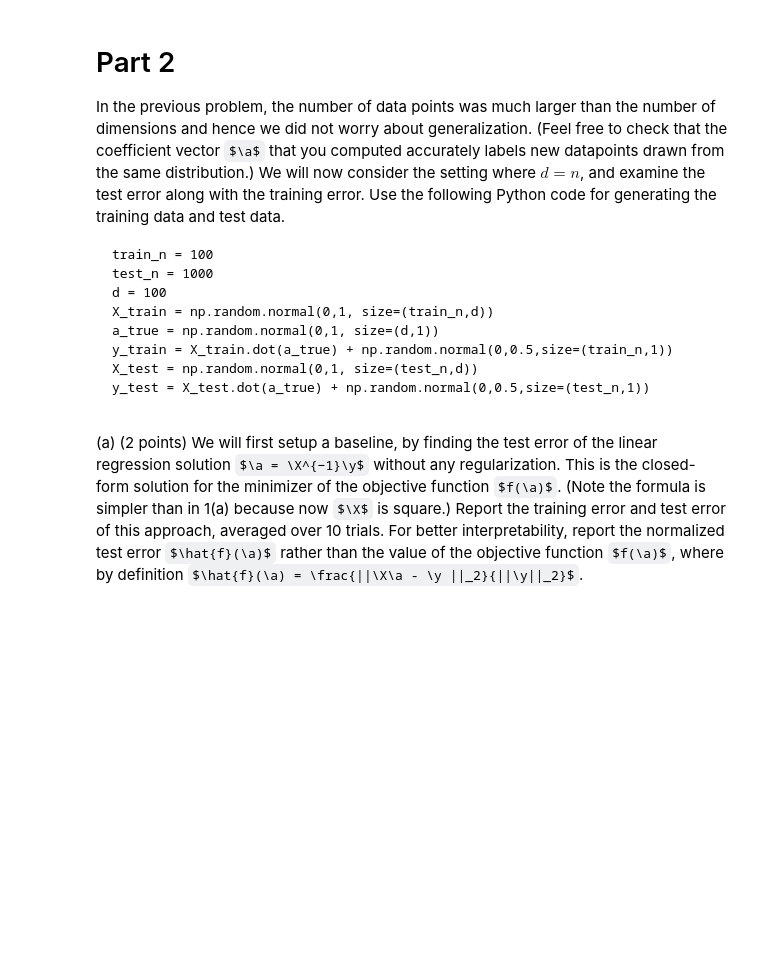
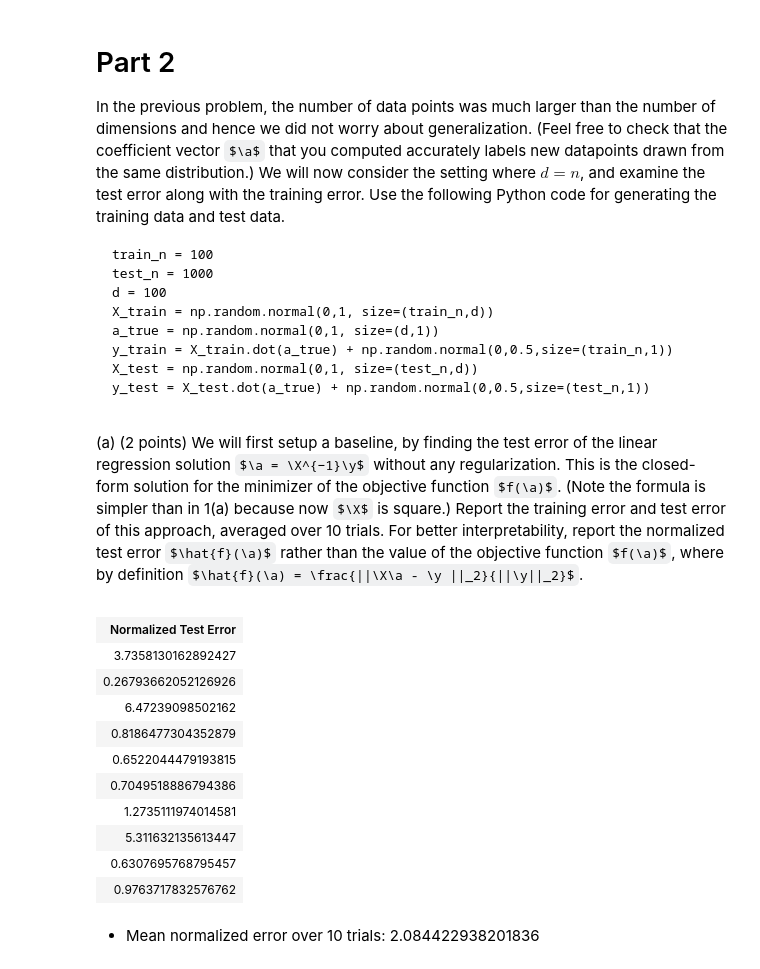
Before and after one commit to garfieldnate/Stanford-CS-168_Modern_Algorithmic_Toolbox, a Jupyter notebook: cs168/notebooks/mini_project_3.ipynb, the cells around one changed output. Drawn from its saved outputs; the diff is of its cells as text; code cells hidden in the pictures; some formulas as TeX source; blank space fills up the shorter version.

```diff
--- a/cs168/notebooks/mini_project_3.ipynb
+++ b/cs168/notebooks/mini_project_3.ipynb
@@ -351,3 +351,40 @@ PART2_X_TRAIN, PART2_X_TEST, PART2_Y_TRAIN, PART2_Y_TEST = get_part2_data()
 (a) (2 points) We will first setup a baseline, by finding the test error of the linear regression solution $\a = \X^{−1}\y$ without any regularization. This is the closed-form solution for the minimizer of the objective function $f(\a)$. (Note the formula is simpler than in 1(a) because now $\X$ is square.) Report the training error and test error of this approach, averaged over 10 trials. For better interpretability, report the normalized test error $\hat{f}(\a)$ rather than the value of the objective function $f(\a)$, where by definition $\hat{f}(\a) = \frac{||\X\a - \y ||_2}{||\y||_2}$.
 
 </div>
+# %%
+def least_squares_regression_square_closed_form(X, y):
+    # X must be square
+    assert X.shape[0] == X.shape[1]
+    a = np.linalg.inv(X) @ y
+    assert a.shape == (X.shape[0], 1)
+    return a
+
+def normalized_test_error(a, X, y):
+    denominator = np.linalg.norm(X @ a - y)
+    numerator = np.linalg.norm(y)
+    return (denominator/numerator).item()
+
+def _run_least_squares_experiment(trials=10):
+    errors = []
+    for i in range(trials):
+        X_train, X_test, y_train, y_test = get_part2_data()
+        a = least_squares_regression_square_closed_form(X_train, y_train)
+        error = normalized_test_error(a, X_test, y_test)
+        errors.append([error])
+    display_table(errors, "", ["Normalized Test Error"])
+    markdown(f"* Mean normalized error over {trials} trials: {np.mean(errors)}")
+
+_run_least_squares_experiment()
+# %% [output]
+| Normalized Test Error |
+| 3.7358130162892427 |
+| 0.26793662052126926 |
+| 6.47239098502162 |
+| 0.8186477304352879 |
+| 0.6522044479193815 |
+| 0.7049518886794386 |
+| 1.2735111974014581 |
+| 5.311632135613447 |
+| 0.6307695768795457 |
+| 0.9763717832576762 |
+* Mean normalized error over 10 trials: 2.084422938201836
```
Also changed, not shown: parts of 5 cells of this notebook.
